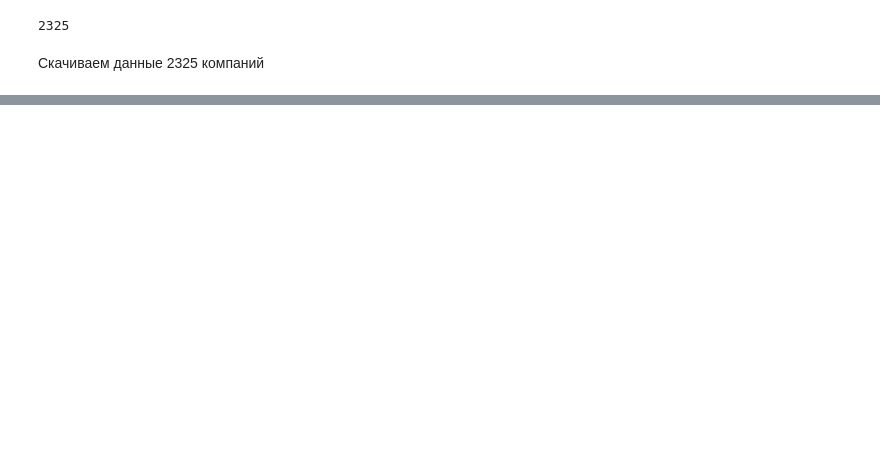
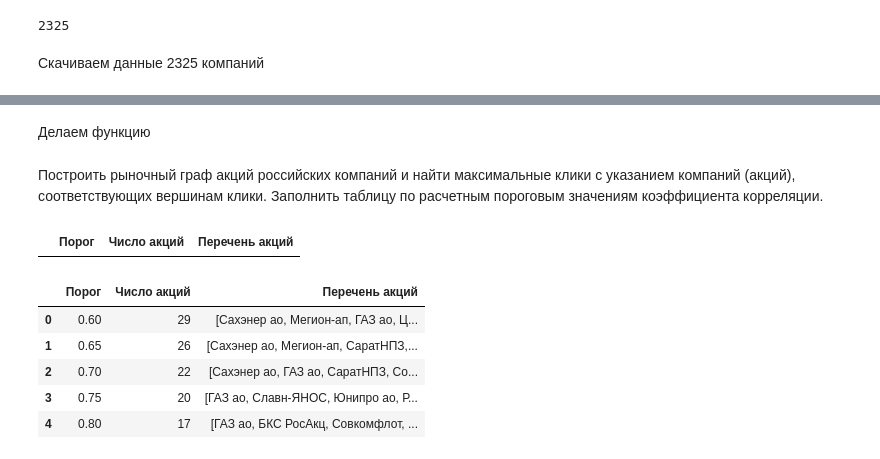
Before and after one commit to bitcoineazy/Network_Models, a Jupyter notebook: Теория_графов/06_tickers.ipynb, the cells around one changed output, grey strips where cells are left out. Drawn from its saved outputs; the diff is of its cells as text; code cells hidden in the pictures; blank space fills up the shorter version.

```diff
--- a/Теория_графов/06_tickers.ipynb
+++ b/Теория_графов/06_tickers.ipynb
@@ -279,0 +297,59 @@ plt.show()
+# %% [markdown]
+Делаем функцию
+# %% [markdown]
+Построить рыночный граф акций российских компаний и найти
+максимальные клики с указанием компаний (акций), соответствующих
+вершинам клики. Заполнить таблицу по расчетным пороговым
+значениям коэффициента корреляции.
+# %%
+def correlation_table(thresholds):
+    table = pd.DataFrame(columns=['Порог', 'Число акций', 'Перечень акций'])
+
+    for threshold in thresholds:
+        G = nx.Graph()
+
+        # добавление вершин (акций)
+        tickers = filtered_groups['<TICKER>'].unique()
+        for ticker in tickers:
+            G.add_node(ticker)
+
+        # добавление ребер (корреляций)
+        for i in range(len(tickers)):
+            for j in range(i+1, len(tickers)):
+                ticker1 = tickers[i]
+                ticker2 = tickers[j]
+                x = filtered_groups[filtered_groups['<TICKER>']==ticker1]['<CLOSE>']
+                y = filtered_groups[filtered_groups['<TICKER>']==ticker2]['<CLOSE>']
+                corr, _ = pearsonr(x, y)
+                if corr > threshold:
+                    G.add_edge(ticker1, ticker2, weight=corr)
+
+        cliques = list(nx.find_cliques(G))
+        max_cliques = [c for c in cliques if len(c)==max([len(c) for c in cliques])]
+
+        num_of_tickers = set()
+        tickers_list = []
+        for clique in max_cliques:
+            num_of_tickers.update(clique)
+            tickers_list.extend(clique)
+        row = [threshold, len(num_of_tickers), list(set(tickers_list))]
+        # row = [threshold, len(max_cliques[0]), max_cliques[0]]
+        table.loc[len(table)] = row
+
+    return table
+
+thresholds = [0.6, 0.65, 0.7, 0.75, 0.8]
+table = correlation_table(thresholds)
+
+table
+# %% [output]
+|  | Порог | Число акций | Перечень акций |
+# %%
+table
+# %% [output]
+|  | Порог | Число акций | Перечень акций |
+| 0 | 0.60 | 29 | [Сахэнер ао, Мегион-ап, ГАЗ ао, Ц... |
+| 1 | 0.65 | 26 | [Сахэнер ао, Мегион-ап, СаратНПЗ,... |
+| 2 | 0.70 | 22 | [Сахэнер ао, ГАЗ ао, СаратНПЗ, Со... |
+| 3 | 0.75 | 20 | [ГАЗ ао, Славн-ЯНОС, Юнипро ао, Р... |
+| 4 | 0.80 | 17 | [ГАЗ ао, БКС РосАкц, Совкомфлот, ... |
```
Also changed, not shown: parts of 32 cells of this notebook.
